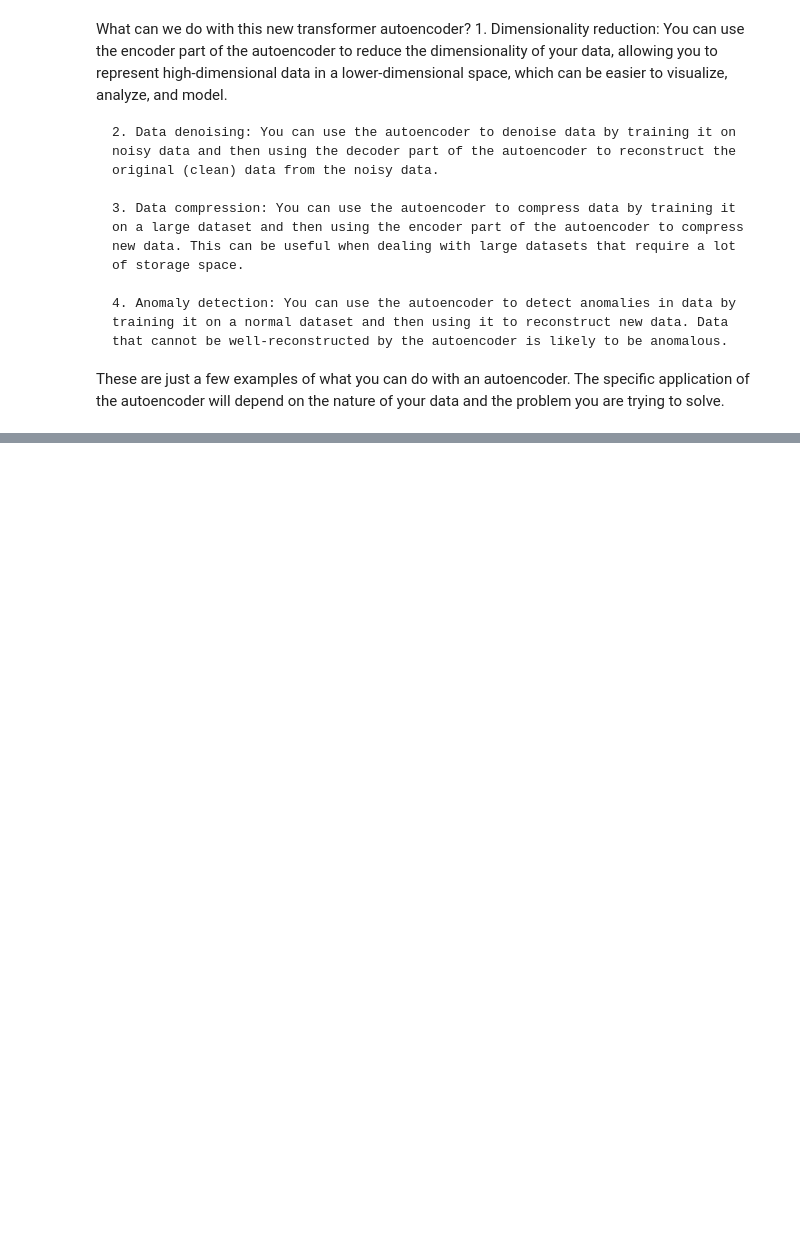
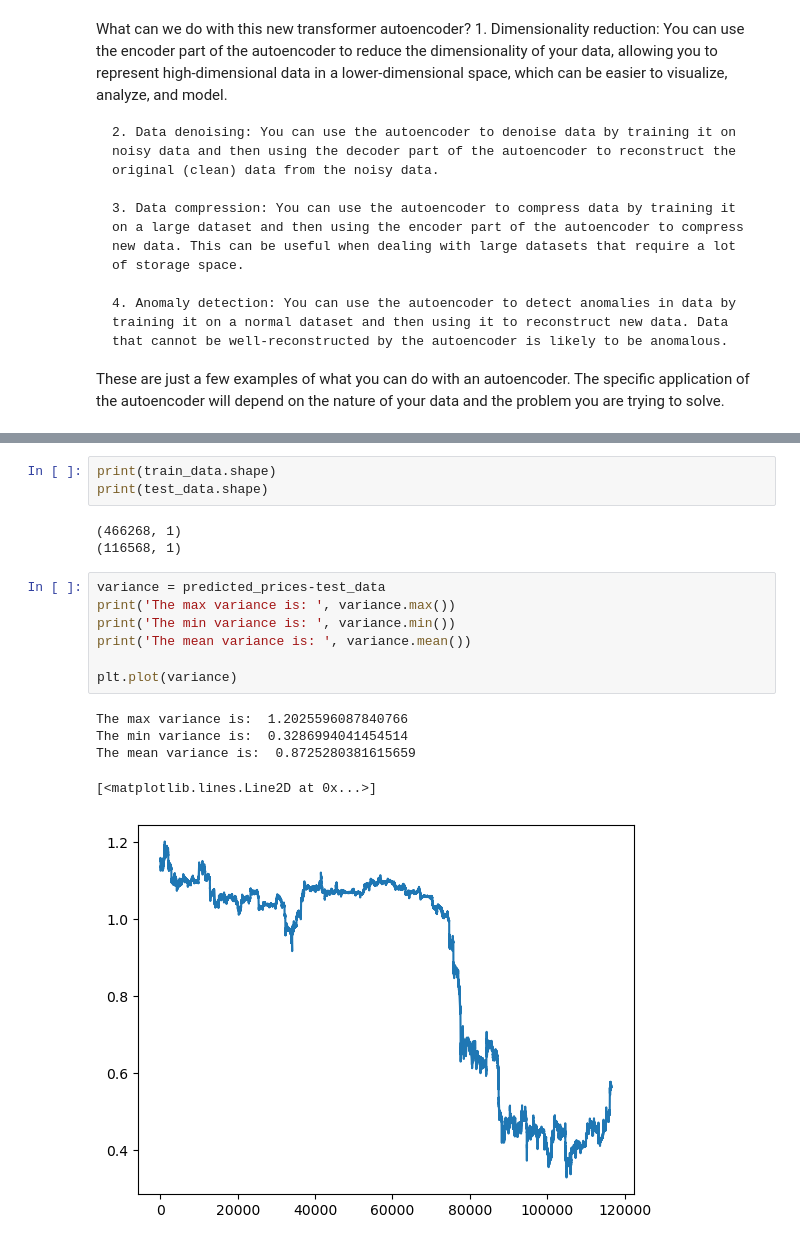
Before and after one commit to eervin123/feature-engineering, a Jupyter notebook: transformer-autoencoder.ipynb, the cells around one changed output, grey strips where cells are left out. Saved outputs shown, nothing was run; the diff lists cells and outputs as text; blank space fills up the shorter version.

```diff
--- a/transformer-autoencoder.ipynb
+++ b/transformer-autoencoder.ipynb
@@ -127,0 +129,19 @@ TensorShape([1, 4, 4])
+# %%
+print(train_data.shape)
+print(test_data.shape)
+# %% [output]
+(466268, 1)
+(116568, 1)
+# %%
+variance = predicted_prices-test_data
+print('The max variance is: ', variance.max())
+print('The min variance is: ', variance.min())
+print('The mean variance is: ', variance.mean())
+
+plt.plot(variance)
+# %% [output]
+The max variance is:  1.2025596087840766
+The min variance is:  0.3286994041454514
+The mean variance is:  0.8725280381615659
+[<matplotlib.lines.Line2D at 0x...>]
+[figure, added]
```
Also changed, not shown: parts of 28 cells of this notebook, 10 other files.
